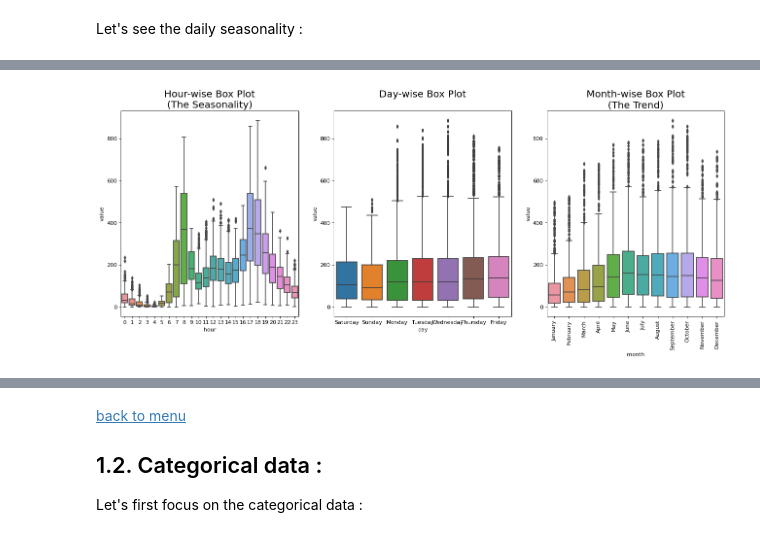
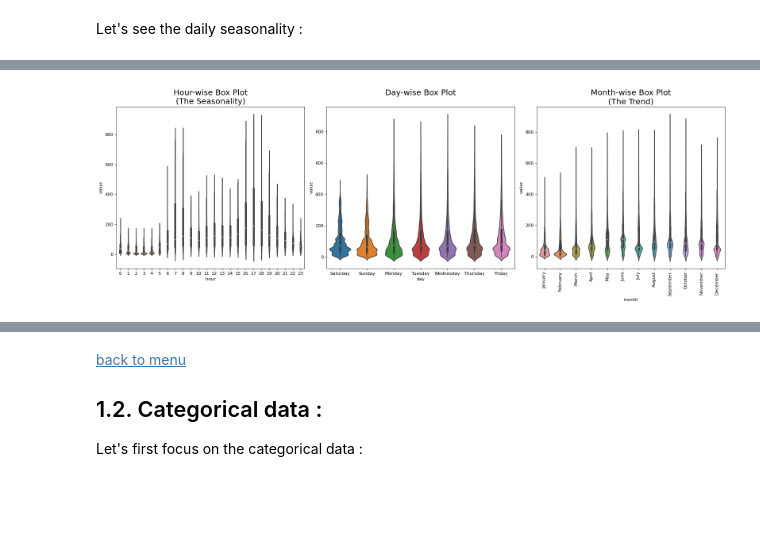
Before and after one commit to ClaireGayral/kaggle_bikes, a Jupyter notebook: bike_exploratory_analysis.ipynb, the cells around one changed output, grey strips where cells are left out. Cells and saved outputs as stored; diff of their text form; code cells hidden in the pictures; blank space fills up the shorter version.

```diff
--- a/bike_exploratory_analysis.ipynb
+++ b/bike_exploratory_analysis.ipynb
@@ -199,6 +210,9 @@ train.loc[:,"datetime"] = d
 # %%
+plt.figure(figsize=(15,4), dpi=50)
+plt.plot(train.datetime , range(train.shape[0]))
+
 ## check if the timeline is complete :
-d = train.datetime
-d = pd.to_datetime(d, yearfirst=True)
-d
+complete_timeline = pd.date_range(start = '2011-01-01 00:00:00', end = '2012-12-19 23:00:00' , freq="H")
+missed_datetime = complete_timeline.difference(d.values)
+missed_datetime
 # %% [output]
@@ -233 +313,5 @@ DatetimeIndex(['2011-01-02 05:00:00', '2011-01-03 02:00:00',
+# %%
+ts_registered = ts_registered.resample("H").interpolate()
+ts_casual = ts_casual.resample("H").interpolate()
+ts_count = ts_count.resample("H").interpolate()
 # %% [markdown]
@@ -355,18 +497,19 @@ plt.show()
 # %%
 # Draw Plot
 fig, axes = plt.subplots(1, 3, figsize=(20,7), dpi= 80)
-sns.boxplot(x='hour', y='value', data=df, ax=axes[0])
-sns.boxplot(x='day', y='value', data=df, ax=axes[1])
-sns.boxplot(x='month', y='value', data=df, ax=axes[2])
+sns.violinplot(x='hour', y='value', data=df, ax=axes[0])
+sns.violinplot(x='day', y='value', data=df, ax=axes[1])
+sns.violinplot(x='month', y='value', data=df, ax=axes[2])
+plt.xticks(rotation=90)
 
 # Set Title
-axes[0].set_title('Hour-wise Box Plot\n(The Seasonality)', fontsize=18);
-axes[1].set_title('Day-wise Box Plot\n', fontsize=18);
+axes[0].set_title('Hour-wise Box Plot\n(The Seasonality)', fontsize=18)
+axes[1].set_title('Day-wise Box Plot\n', fontsize=18)
 axes[2].set_title('Month-wise Box Plot\n(The Trend)', fontsize=18)
-plt.xticks(rotation=90)
+plt.tight_layout()
 plt.show()
 # %% [output]
-[figure, old version]
+[figure, new version]
 # %%
 from statsmodels.tsa.seasonal import seasonal_decompose
 from dateutil.parser import parse
```
Also changed, not shown: parts of 37 cells of this notebook.
